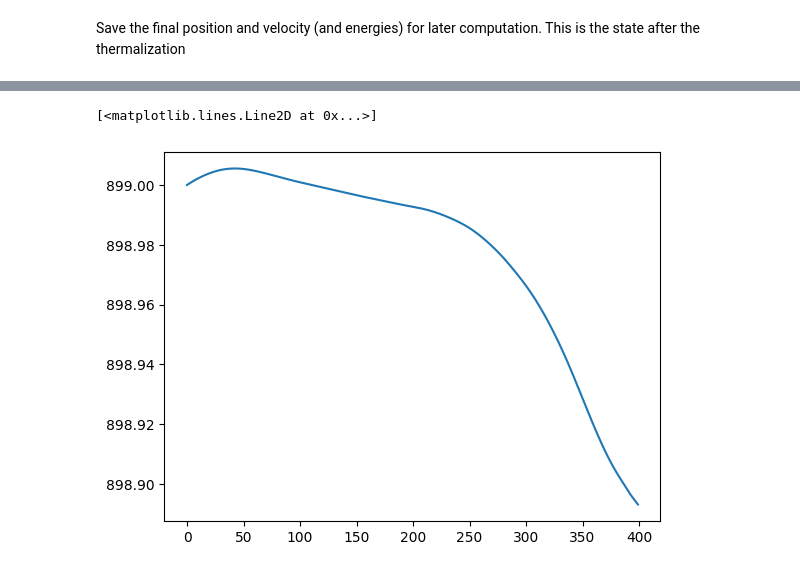
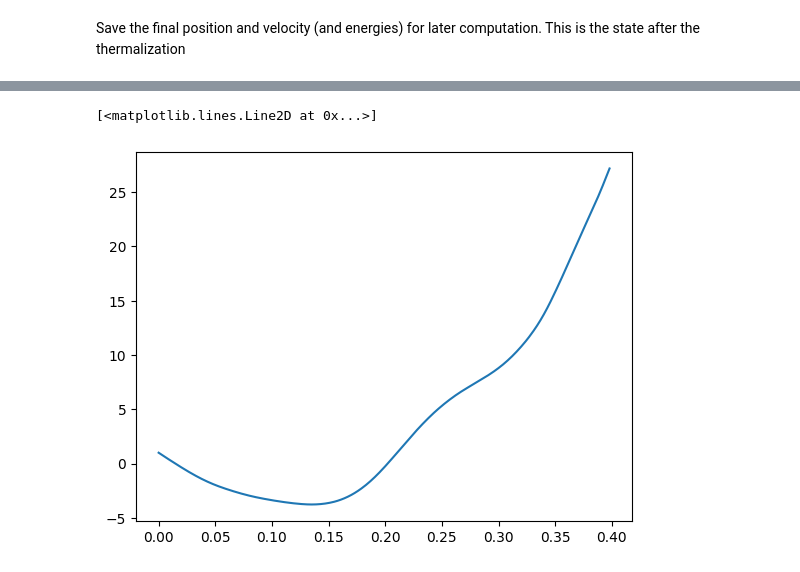
Before and after one commit to JanBulling/CompPhys-Final-Project, a Jupyter notebook: Molecular Dynamics/molecular_dynamics.ipynb, the cells around one changed output, grey strips where cells are left out. Saved outputs shown, nothing was run; the diff lists cells and outputs as text; code cells hidden in the pictures.

```diff
--- a/Molecular Dynamics/molecular_dynamics.ipynb
+++ b/Molecular Dynamics/molecular_dynamics.ipynb
@@ -318,7 +351,7 @@ p &\rightarrow e^{-\gamma \mathrm{d}t/2} p + \sqrt{m k_B T}\sqrt{1-e^{-\gamma \m
 \end{align}
 where $\xi$ are small random forces and $\gamma$ are damping coefficients
 # %%
-def run_md_simulation(lattice, velocities, neighbors_map, gamma=0, T=300, dt=0.001, steps=1000, Nx=9, Ny=5, Nz=5):
+def run_md_simulation(lattice, velocities, neighbors_map, gamma=0, T=300, dt=0.001, steps=1000, Nx=9, Ny=5, Nz=5, plot=False):
   """
   Run a molecular dynamics simulation with the Velocity Verlet algorithm.
 
@@ -400,10 +433,23 @@ def run_md_simulation(lattice, velocities, neighbors_map, gamma=0, T=300, dt=0.0
     energies['total'][step] = E_kin + E_pot
     energies['temperature'][step] = temperature(velocities)
 
-    if step % 25 == 0 or step == steps - 1:
-      print(f"Step {step}/{steps-1}, T = {energies['temperature'][step]:.1f} K, E_total = {energies['total'][step]:.4f} eV")
+    if step % 10 == 0 or step == steps - 1:
+      if plot:
+        clear_output(wait=True)
+        fig, (ax1, ax2) = plt.subplots(1, 2, figsize=(8, 4), sharex=True)
+        ax1.plot(np.arange(step), energies['total'][0:step], color="C0")
+        ax2.set_ylabel('Total Energy / eV')
+
+        ax2.plot(np.arange(step), energies['temperature'][0:step], color="C1")
+        ax2.set_ylabel('Temperature $T$ / K')
+
+        plt.tight_layout()
+        plt.show()
+      else:
+        print(f"Step {step}/{steps-1}, T = {energies['temperature'][step]:.1f} K, E_total = {energies['total'][step]:.4f} eV")
 
   return trajectory, velocities_history, energies
 # %%
-trajectories, velocities_history, energies = run_md_simulation(lattice, initial_velocities, neighbors_map=nearest_neighbors, steps=400, dt=0.001, gamma=1)
+trajectories, velocities_history, energies = run_md_simulation(lattice, initial_velocities, neighbors_map=nearest_neighbors,
+                                                               steps=1000, dt=0.001, gamma=1, plot=True)
 # %% [output]
@@ -426,4 +457,2 @@ Step 399/399, T = 206.9 K, E_total = -382.2590 eV
 # %% [markdown]
 Save the final position and velocity (and energies) for later computation. This is the state after the thermalization
-# %%
-trajectories, velocities_history, energies = run_md_simulation(trajectories[-1,:,:], velocities_history[-1,:,:], neighbors_map=nearest_neighbors, steps=400, dt=0.001, gamma=1)
@@ -579,5 +592,7 @@ ct = position_autocorrelation(trajectories)
+# %%
+times, ct = compute_autocorrelation(trajectories, dt=0.001)
 # %%
-plt.plot(ct)
+plt.plot(times, ct)
 # %% [output]
 [<matplotlib.lines.Line2D at 0x...>]
-[figure, old version]
+[figure, new version]
```
Also changed, not shown: parts of 18 cells of this notebook, 11 other files.
